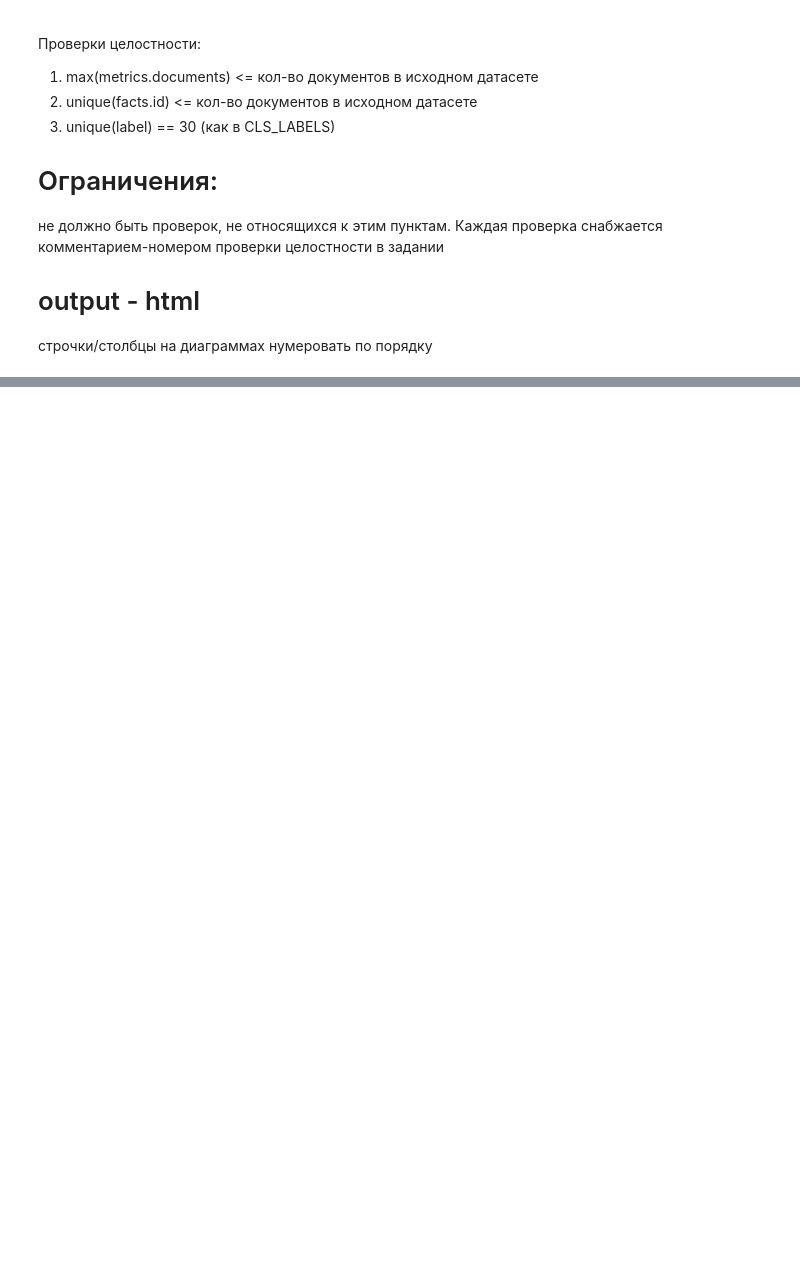
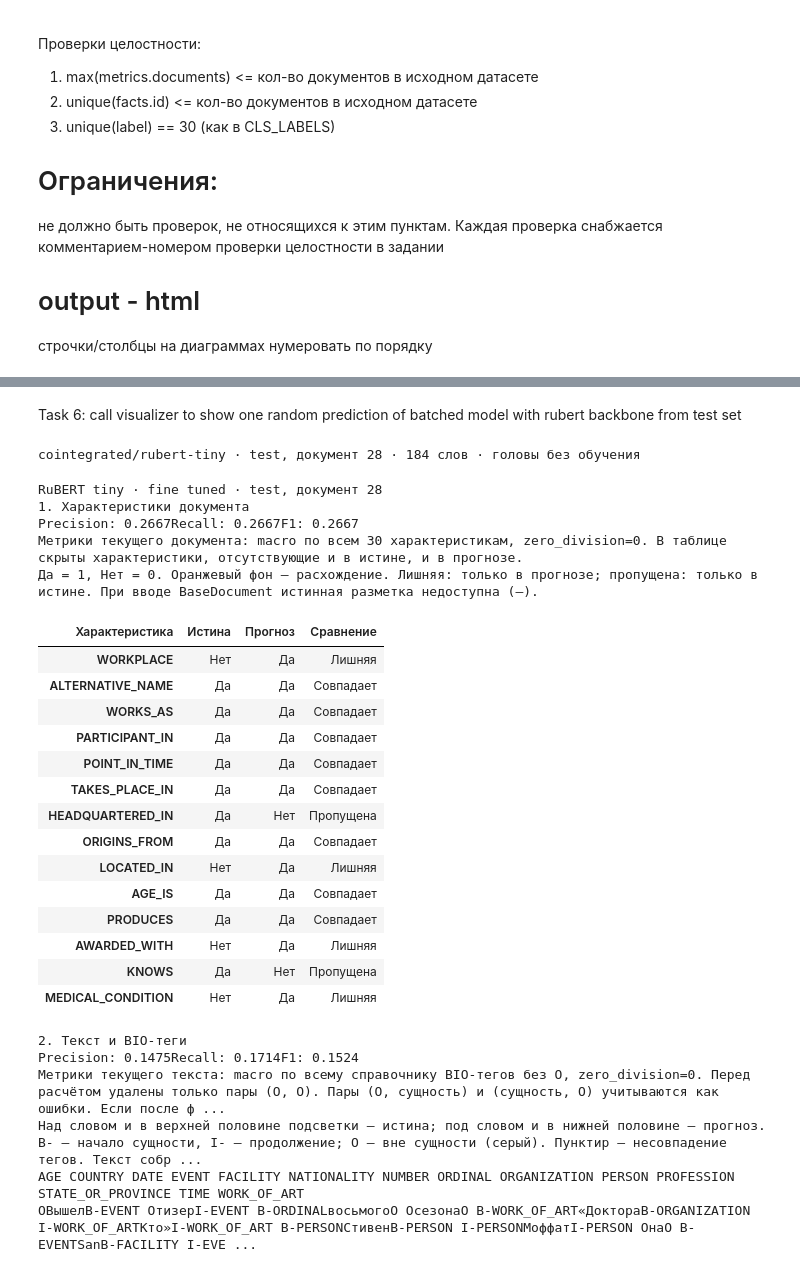
Before and after one commit to Dmitri00/NLP_NERel_project, a Jupyter notebook: NEREL_MultiTask_Notebook.ipynb, the cells around one changed output, grey strips where cells are left out. Saved outputs shown, nothing was run; the diff lists cells and outputs as text; code cells hidden in the pictures; blank space fills up the shorter version.

```diff
--- a/NEREL_MultiTask_Notebook.ipynb
+++ b/NEREL_MultiTask_Notebook.ipynb
@@ -1909,0 +1465,45 @@ class JointModel(nn.Module):
+# %% [markdown]
+Task 6:
+call visualizer to show one random prediction of batched model with rubert backbone from test set
+# %%
+rubert_example = records.test[rubert_example_index]
+rubert_prediction = training_adapter.infer([rubert_example["tokens"]])[0]
+print(
+    f"{rubert_model_type.model_name} · test, документ {rubert_example_index} · "
+    f"{len(rubert_example['tokens'].text)} слов · головы без обучения"
+)
+rubert_visualizer = visualizer_type(
+    CLS_LABELS,
+    f"RuBERT tiny · fine tuned · test, документ {rubert_example_index}",
+    token_evaluator,
+    topic_evaluator,
+)
+rubert_visualizer.visualize(rubert_example, rubert_prediction)
+# %% [output]
+cointegrated/rubert-tiny · test, документ 28 · 184 слов · головы без обучения
+RuBERT tiny · fine tuned · test, документ 28
+1. Характеристики документа
+Precision: 0.2667Recall: 0.2667F1: 0.2667
+Метрики текущего документа: macro по всем 30 характеристикам, zero_division=0. В таблице скрыты характеристики, отсутствующие и в истине, и в прогнозе.
+Да = 1, Нет = 0. Оранжевый фон — расхождение. Лишняя: только в прогнозе; пропущена: только в истине. При вводе BaseDocument истинная разметка недоступна (—).
+| Характеристика | Истина | Прогноз | Сравнение |
+| WORKPLACE | Нет | Да | Лишняя |
+| ALTERNATIVE_NAME | Да | Да | Совпадает |
+| WORKS_AS | Да | Да | Совпадает |
+| PARTICIPANT_IN | Да | Да | Совпадает |
+| POINT_IN_TIME | Да | Да | Совпадает |
+| TAKES_PLACE_IN | Да | Да | Совпадает |
+| HEADQUARTERED_IN | Да | Нет | Пропущена |
+| ORIGINS_FROM | Да | Да | Совпадает |
+| LOCATED_IN | Нет | Да | Лишняя |
+| AGE_IS | Да | Да | Совпадает |
+| PRODUCES | Да | Да | Совпадает |
+| AWARDED_WITH | Нет | Да | Лишняя |
+| KNOWS | Да | Нет | Пропущена |
+| MEDICAL_CONDITION | Нет | Да | Лишняя |
+2. Текст и BIO-теги
+Precision: 0.1475Recall: 0.1714F1: 0.1524
+Метрики текущего текста: macro по всему справочнику BIO-тегов без O, zero_division=0. Перед расчётом удалены только пары (O, O). Пары (O, сущность) и (сущность, O) учитываются как ошибки. Если после ф ...
+Над словом и в верхней половине подсветки — истина; под словом и в нижней половине — прогноз. B- — начало сущности, I- — продолжение; O — вне сущности (серый). Пунктир — несовпадение тегов. Текст собр ...
+AGE COUNTRY DATE EVENT FACILITY NATIONALITY NUMBER ORDINAL ORGANIZATION PERSON PROFESSION STATE_OR_PROVINCE TIME WORK_OF_ART
+OВышелB-EVENT OтизерI-EVENT B-ORDINALвосьмогоO OсезонаO B-WORK_OF_ART«ДоктораB-ORGANIZATION I-WORK_OF_ARTКто»I-WORK_OF_ART B-PERSONСтивенB-PERSON I-PERSONМоффатI-PERSON OнаO B-EVENTSanB-FACILITY I-EVE ...
```
Also changed, not shown: parts of 81 cells of this notebook, 2 other files.
